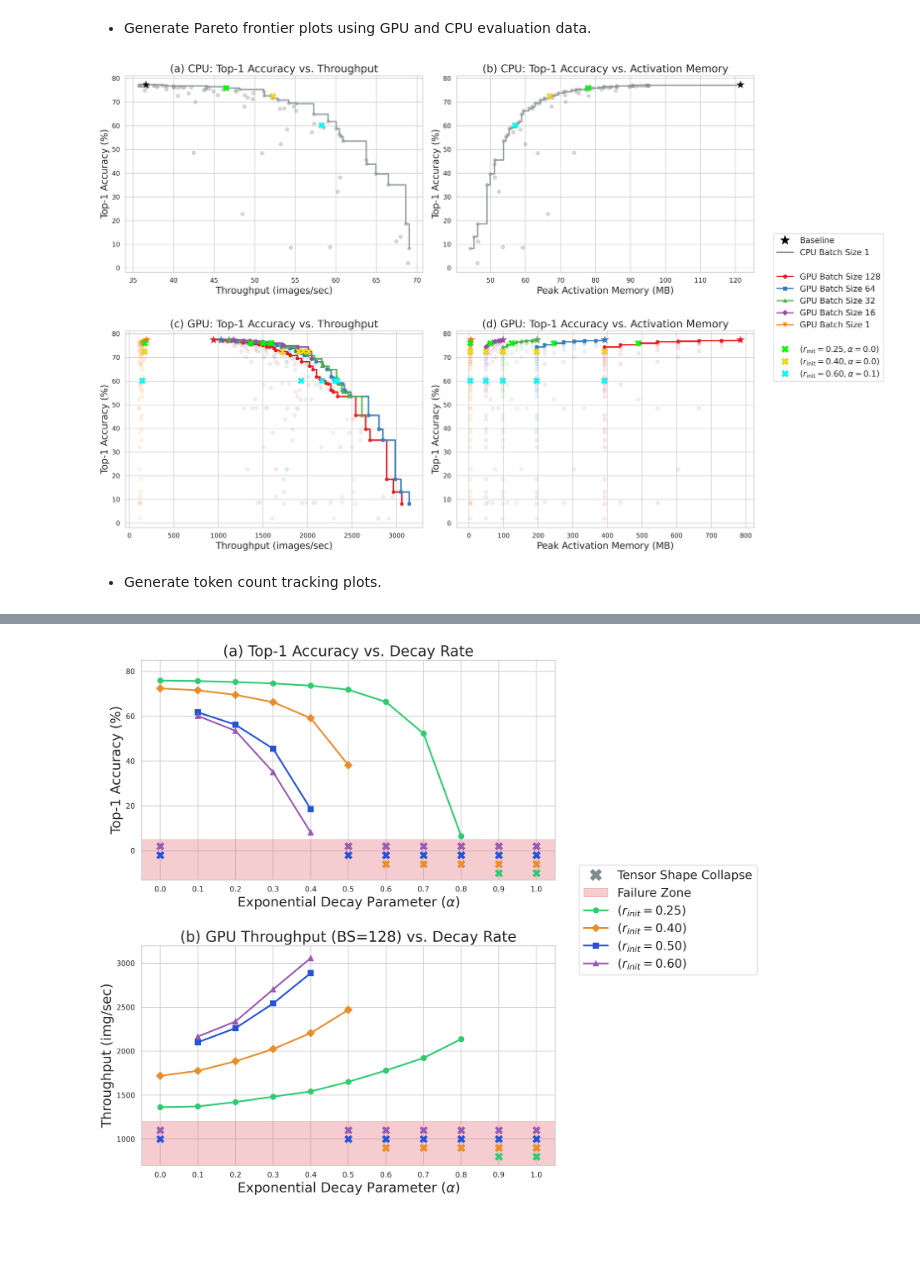
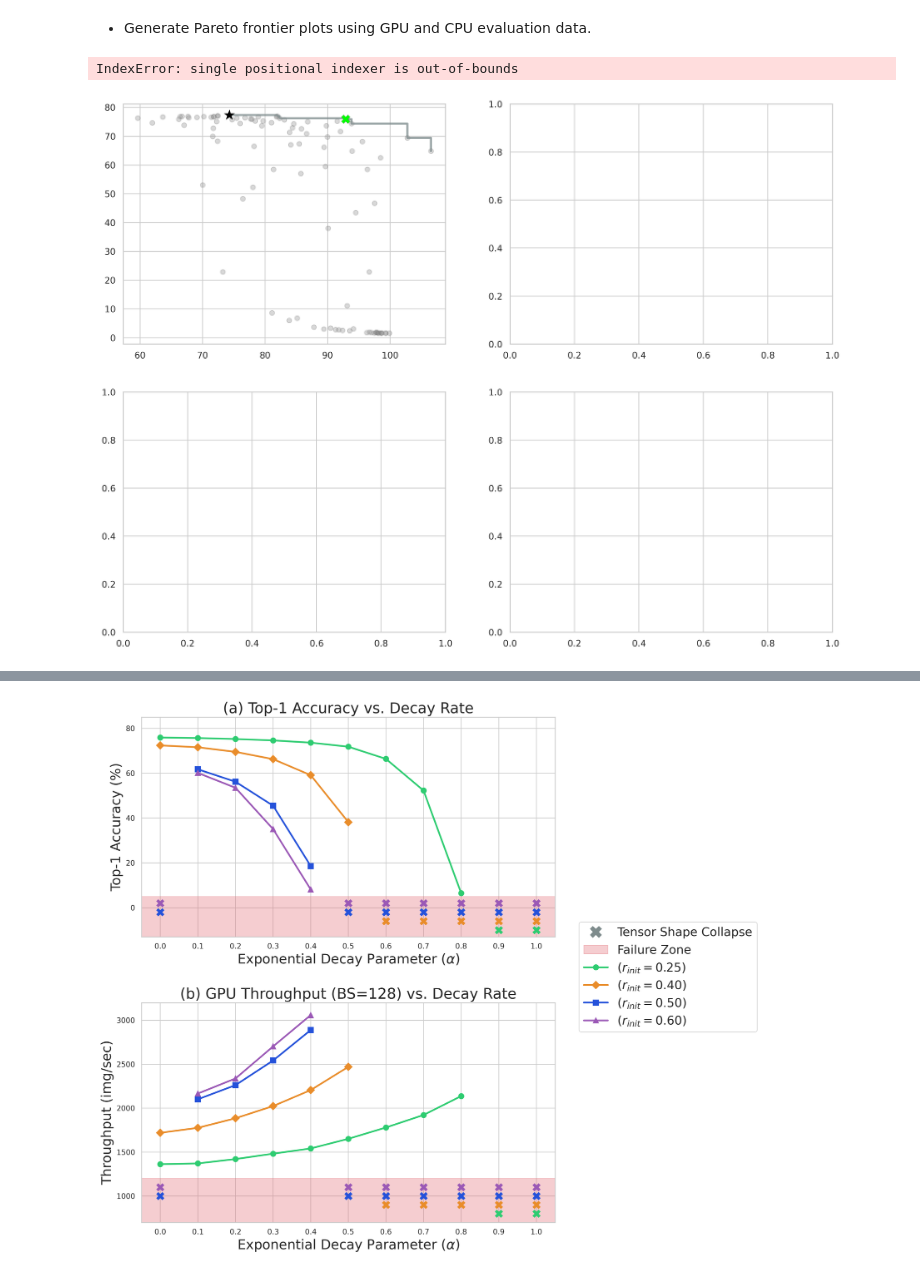
Before and after one commit to junseokm/sret-tome, a Jupyter notebook: plots.ipynb, the cells around one changed output, grey strips where cells are left out. Drawn from its saved outputs; the diff is of its cells as text; code cells hidden in the pictures; blank space fills up the shorter version.

Commit message:
Update plots

```diff
--- a/plots.ipynb
+++ b/plots.ipynb
@@ -61,15 +61,14 @@ baseline = merged[(merged['initial_r_ratio'] == 0.0) & (merged['alpha'] == 1.0)]
 targets = [
     {'name': r'($r_{\text{init}}=0.25, \alpha=0.0$)', 'r': 0.25, 'a': 0.0, 'color': 'lime', 'marker': 'X'},
     {'name': r'($r_{\text{init}}=0.40, \alpha=0.0$)', 'r': 0.40, 'a': 0.0, 'color': 'gold', 'marker': 'X'},
-    {'name': r'($r_{\text{init}}=0.60, \alpha=0.1$)', 'r': 0.60, 'a': 0.1, 'color': 'aqua', 'marker': 'X'}
 ]
 
 sns.set_theme(style="whitegrid", palette="muted")
 plt.rcParams.update({
-    'font.size': 14,
-    'axes.labelsize': 16,
-    'axes.titlesize': 18,
-    'legend.fontsize': 14,
+    'font.size': 18,
+    'axes.labelsize': 20,
+    'axes.titlesize': 22,
+    'legend.fontsize': 18,
     'figure.dpi': 300,
     'lines.linewidth': 2.5
 })
@@ -156,33 +155,32 @@ for i, bs in enumerate(batch_sizes):
         row = merged[(merged['initial_r_ratio'] == t['r']) & (merged['alpha'] == t['a'])]
         ax_gpu_pam.plot(row.iloc[0][col_name], row.iloc[0]['accuracy'], marker=t['marker'], color=t['color'], markersize=11, markeredgecolor='black', markeredgewidth=0.1, zorder=10)
 
 ax_gpu_pam.set_title('(d) GPU: Top-1 Accuracy vs. Activation Memory')
 ax_gpu_pam.set_xlabel('Peak Activation Memory (MB)')
 ax_gpu_pam.set_ylabel('Top-1 Accuracy (%)')
 
 
 # ! combine
 legend_elements = [
     Line2D([0], [0], color='w', marker='*', markerfacecolor='black', markeredgecolor='black', markersize=16, label='Baseline'),
     Line2D([0], [0], color='#7f8c8d', linestyle='-', linewidth=2.5, label='CPU Batch Size 1'),
     Line2D([0], [0], color='w', label=''), # spacer
 ]
 
 for i, bs in enumerate(batch_sizes):
     legend_elements.append(Line2D([0], [0], color=colors[i], marker=markers[i], linestyle='-', linewidth=2, label=f'GPU Batch Size {bs}'))
 
 legend_elements.append(Line2D([0], [0], color='w', label='')) # spacer
 
 for t in targets:
     legend_elements.append(Line2D([0], [0], color='w', marker=t['marker'], markerfacecolor=t['color'], markeredgecolor='black', markersize=12, markeredgewidth=0.1, label=t['name']))
 
 fig.legend(handles=legend_elements, loc='center left', bbox_to_anchor=(1.01, 0.5))
 fig.tight_layout()
 plt.subplots_adjust(hspace=0.3)
 fig.savefig('plots/pareto.pdf', bbox_inches='tight')
 plt.show()
 plt.close(fig)
 # %% [output]
+IndexError: single positional indexer is out-of-bounds
-[figure, old version]
+[figure, new version]
-# %% [markdown]
-- Generate token count tracking plots.
```
Also changed, not shown: parts of 4 cells of this notebook, 3 other files.
